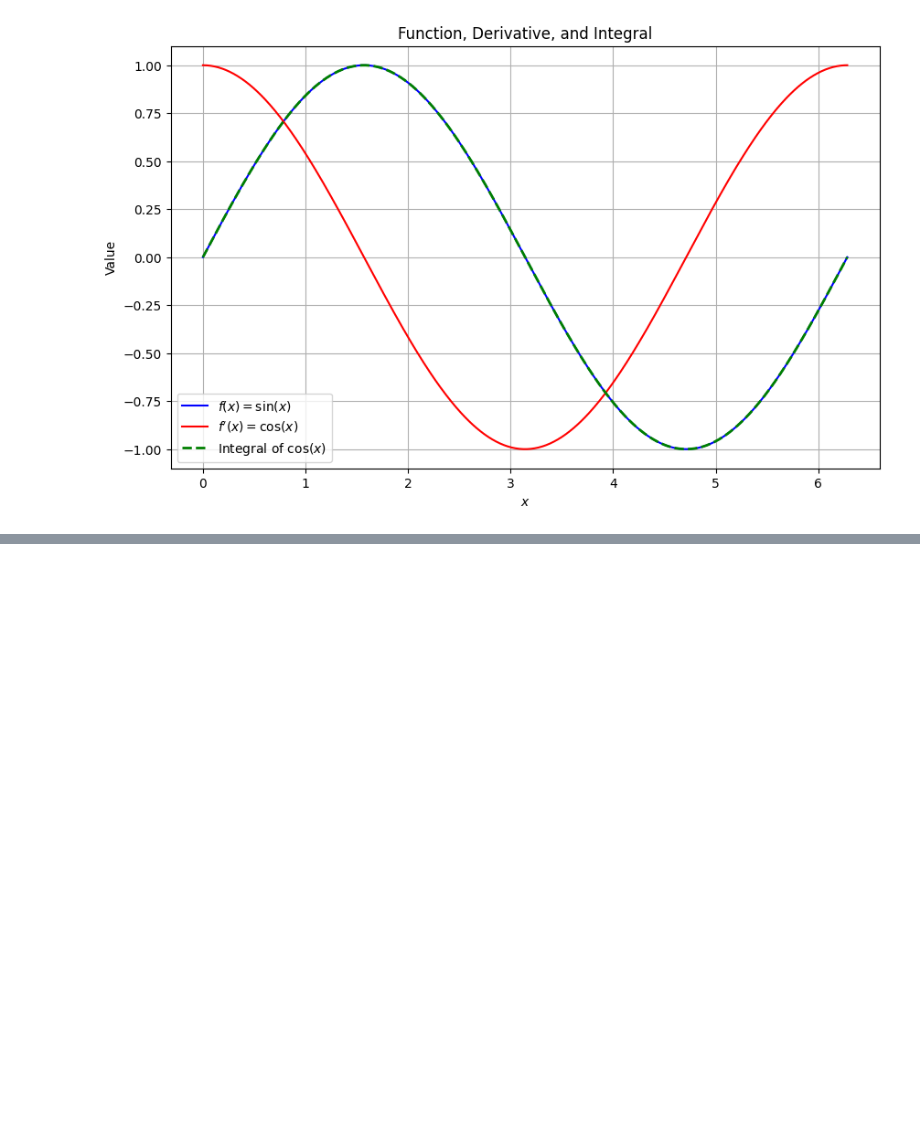
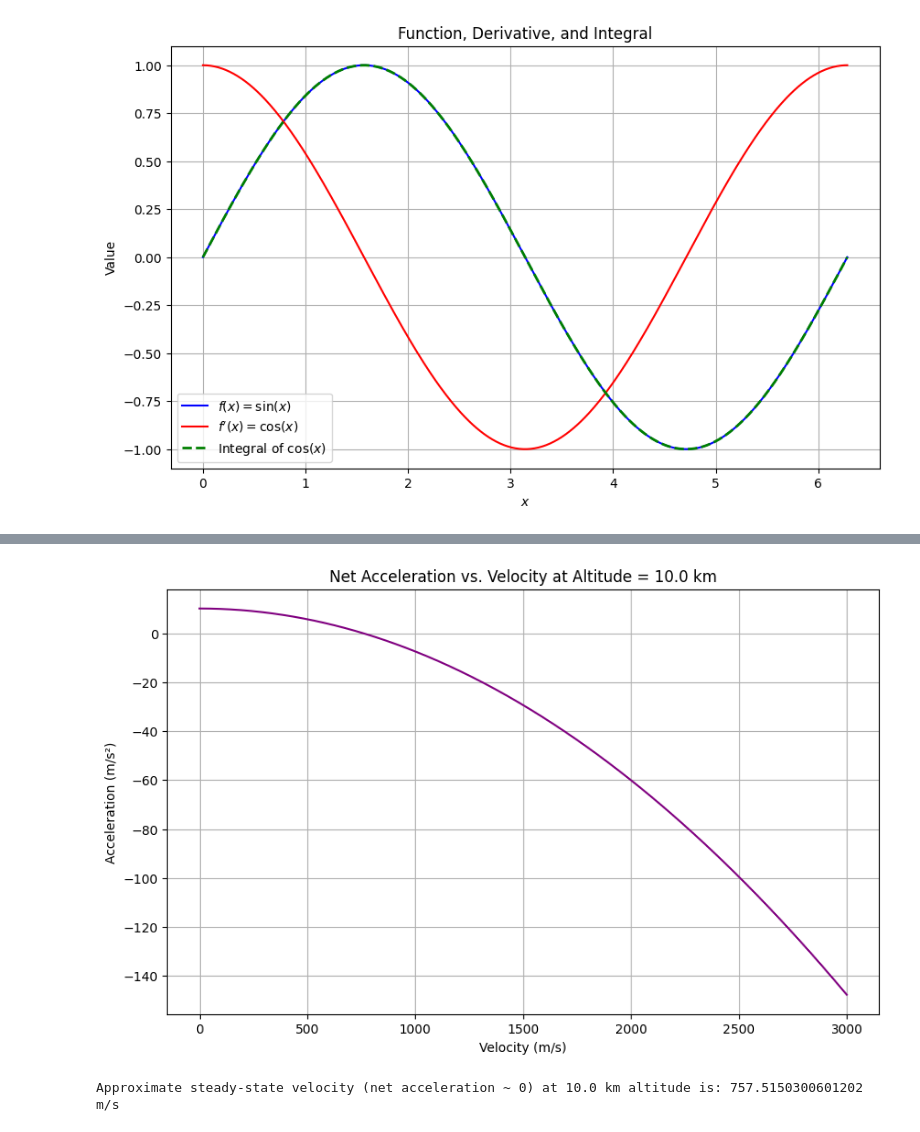
Before and after one commit to bufo333/orbital_mechanics, a Jupyter notebook: notebook.ipynb, the cells around one changed output, grey strips where cells are left out. Saved outputs shown, nothing was run; the diff lists cells and outputs as text; code cells hidden in the pictures; blank space fills up the shorter version.

```diff
--- a/notebook.ipynb
+++ b/notebook.ipynb
@@ -1300,0 +1650,46 @@ plt.show()
+# %%
+import numpy as np
+import matplotlib.pyplot as plt
+
+# Parameters for the rocket and atmosphere
+m = 50000.0             # Mass of the vehicle in kg
+F_thrust = 1e6          # Constant thrust in N (for illustration)
+C_D = 0.5               # Drag coefficient (assumed)
+A = 10.0                # Cross-sectional area in m^2
+g = 9.81                # Gravitational acceleration in m/s^2
+
+# Atmospheric density parameters
+rho0 = 1.225            # Sea-level density in kg/m^3
+H = 8000                # Scale height in meters
+
+# Choose a fixed altitude (e.g., 10 km)
+altitude = 10000.0      # Altitude in meters
+rho = rho0 * np.exp(-altitude / H)
+
+# Define a range of velocities (from 0 to 3000 m/s)
+velocities = np.linspace(0, 3000, 500)
+
+# Compute the drag force for each velocity
+F_drag = 0.5 * C_D * A * rho * velocities**2
+
+# Compute net acceleration: a = (F_thrust - F_drag - m*g) / m
+accelerations = (F_thrust - F_drag - m*g) / m
+
+plt.figure(figsize=(10, 6))
+plt.plot(velocities, accelerations, color='purple')
+plt.xlabel('Velocity (m/s)')
+plt.ylabel('Acceleration (m/s²)')
+plt.title(f'Net Acceleration vs. Velocity at Altitude = {altitude/1000:.1f} km')
+plt.grid(True)
+plt.show()
+
+# Identify and print the approximate velocity at which net acceleration becomes zero
+steady_state_indices = np.where(np.diff(np.sign(accelerations)))[0]
+if steady_state_indices.size > 0:
+    v_steady = velocities[steady_state_indices[0]]
+    print("Approximate steady-state velocity (net acceleration ~ 0) at", altitude/1000, "km altitude is:", v_steady, "m/s")
+else:
+    print("No steady-state velocity found in the given range at this altitude.")
+# %% [output]
+[figure, added]
+Approximate steady-state velocity (net acceleration ~ 0) at 10.0 km altitude is: 757.5150300601202 m/s
```
Also changed, not shown: parts of 43 cells of this notebook.
